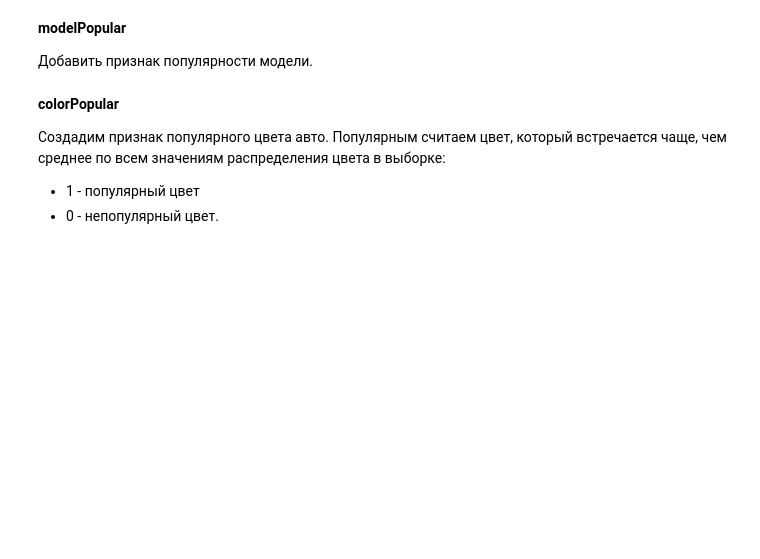
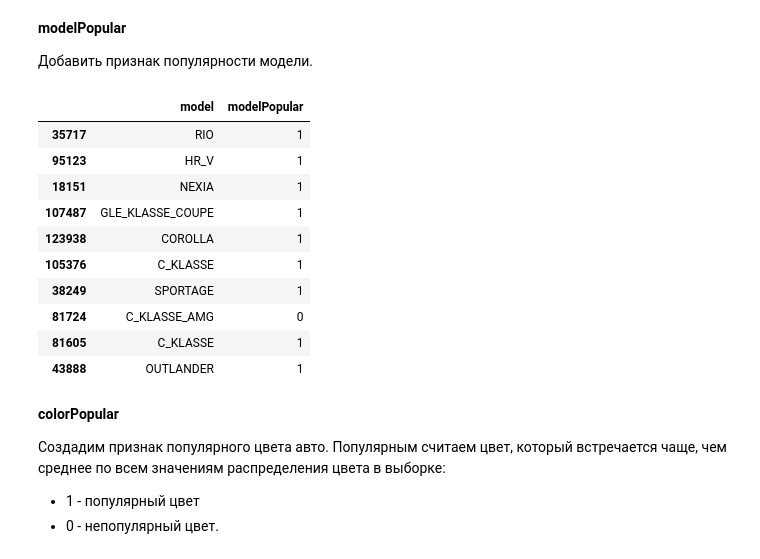
Before and after one commit to LudmilaGR/SF_DSPR_28_Gil, a Jupyter notebook: module_6/[SF-DST Car Price Prediction] Modelling DSPR-28 .ipynb, the cells around one changed output. Saved outputs shown, nothing was run; the diff lists cells and outputs as text; code cells hidden in the pictures; blank space fills up the shorter version.

```diff
--- a/module_6/[SF-DST Car Price Prediction] Modelling DSPR-28 .ipynb
+++ b/module_6/[SF-DST Car Price Prediction] Modelling DSPR-28 .ipynb
@@ -2438,23 +2427,36 @@ bin_cols_new.append('brandPopular')
 # %%
 model_dict = {}
 
 for item in data.brand.unique():
     model_df = pd.DataFrame(data[data.brand == item]['model'].value_counts())
     # Среднее по всем значениям моделей бренда
     mean_model = data[data.brand == item]['model'].value_counts().values.mean()
     # Добавляем признак во временный датафрейм
-    model_df['modelPopular'] = model_df.model.apply(lambda x: 1 if x >= mean_model else 0)
+    model_df['modelPopular'] = model_df.model.apply(
+        lambda x: 1 if x >= mean_model else 0)
     # Удалим ненужный столбец
     model_df.drop('model', axis=1, inplace=True)
     # Создаем словарь популярности брендов
     dict_model_per_brand = model_df.to_dict()['modelPopular']
     model_dict.update(dict_model_per_brand)
 
 # Создаем новый признак
 data['modelPopular'] = data.model.copy()
 data['modelPopular'].replace(to_replace=model_dict, inplace=True)
 # Проверяем результат
 data[['model', 'modelPopular']].sample(10)
+# %% [output]
+|  | model | modelPopular |
+| 35717 | RIO | 1 |
+| 95123 | HR_V | 1 |
+| 18151 | NEXIA | 1 |
+| 107487 | GLE_KLASSE_COUPE | 1 |
+| 123938 | COROLLA | 1 |
+| 105376 | C_KLASSE | 1 |
+| 38249 | SPORTAGE | 1 |
+| 81724 | C_KLASSE_AMG | 0 |
+| 81605 | C_KLASSE | 1 |
+| 43888 | OUTLANDER | 1 |
 # %%
 # Добавляем новый признак
 bin_cols.append('modelPopular')
```
Also changed, not shown: parts of 112 cells of this notebook.
